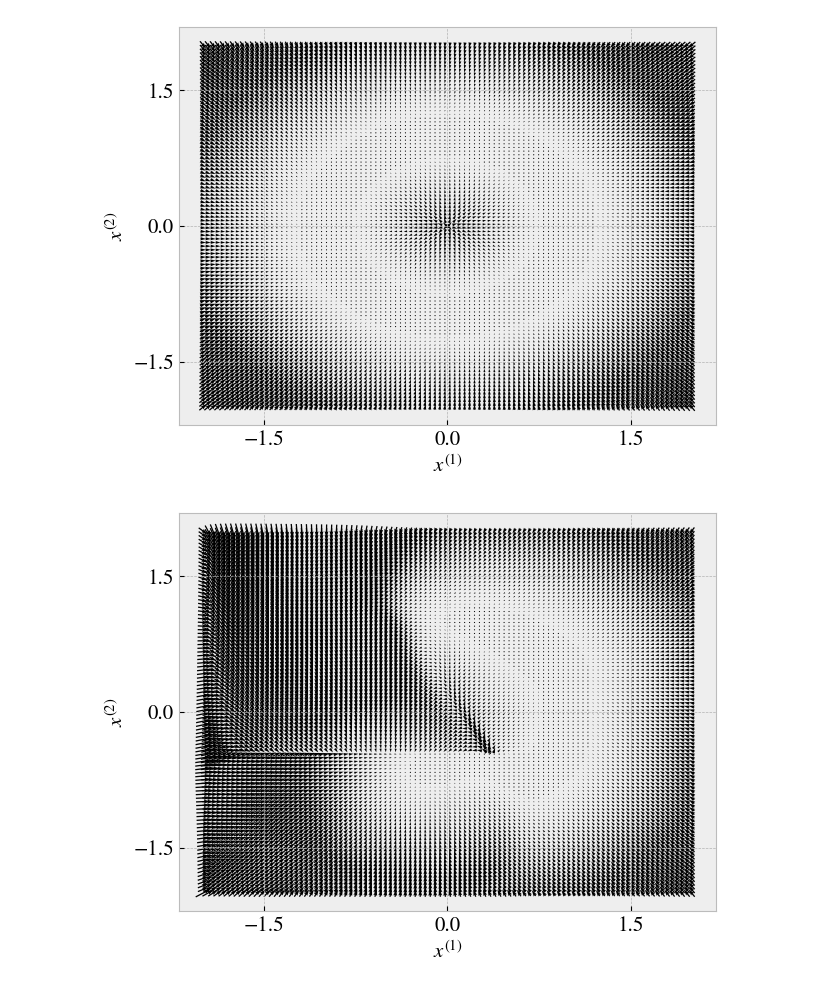
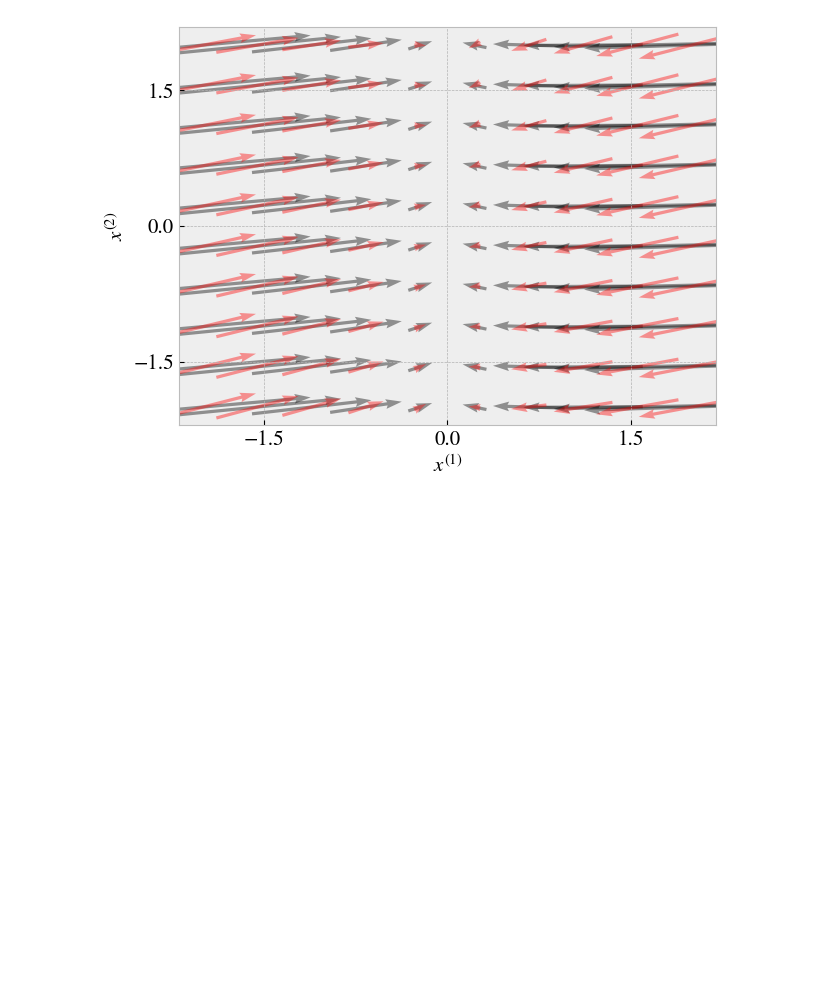
Before and after one commit to amin-nejat/issm, a Jupyter notebook: notebooks/demo_motor.ipynb, the cells around one changed output. Saved outputs shown, nothing was run; the diff lists cells and outputs as text; code cells hidden in the pictures; blank space fills up the shorter version.

```diff
--- a/notebooks/demo_motor.ipynb
+++ b/notebooks/demo_motor.ipynb
@@ -170,28 +171,18 @@ No artists with labels found to put in legend.  Note that artists whose label st
-# %%
-# Compare true and inferred flow fields
-
-def true_flow(y):
-    sigma = system.pm['sigma']
-    system.pm['sigma'] = 0
-    x = system.inv_obs(y)
-    dxdt = system.step(t=None,x=x,u=None)
-    y_next = system.obs(x+dt*dxdt)
-    system.pm['sigma'] = sigma
-    return y_next-y
-
-def inferred_flow(y):
-    shape = recognition.shape
-    recognition.shape = (shape[0],y.shape[0],shape[2])
-    x = recognition.posterior_mean(
-        recognition.params,y,
-        jnp.zeros(y.shape)
-    )
-    y_next = emission(emission.params,x)
-    recognition.shape = shape
-    return y_next-y
-
-visualizations.flow_2d(true_flow,scale=1e-2,xlim=[-2,2],ylim=[-2,2],n_points=100)
-visualizations.flow_2d(inferred_flow,scale=1e-2,xlim=[-2,2],ylim=[-2,2],n_points=100)
-# %% [output]
-[figure, removed]
-[figure, removed]
+# %%
+# Compare true and inferred latent flow fields
+
+true_flow_x = lambda x: system.step(0,x)
+inferred_flow_x = lambda x: (lds.params.A@x.T).T-x
+
+visualizations.flow_2d(
+    [true_flow_x, inferred_flow_x],
+    colors=[[0,0,0,.4], [1,0,0,.4]],
+    # colors=['k', 'r'],
+    scale=1e-2,
+    xlim=[-2,2],
+    ylim=[-2,2],
+    n_points=10,
+    save=save,file=file+'inferred_flow'
+)
+# %% [output]
+[figure, added]
```
Also changed, not shown: parts of 7 cells of this notebook.
